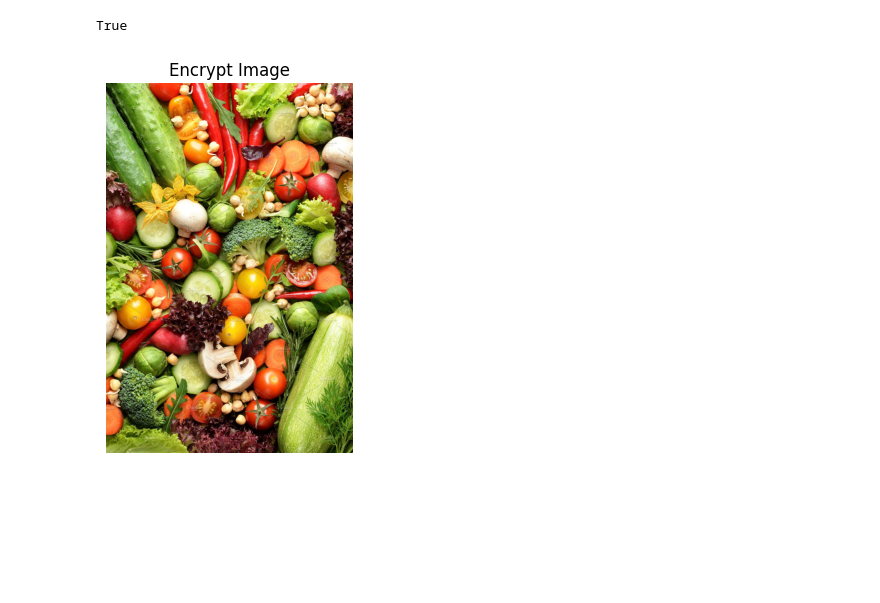
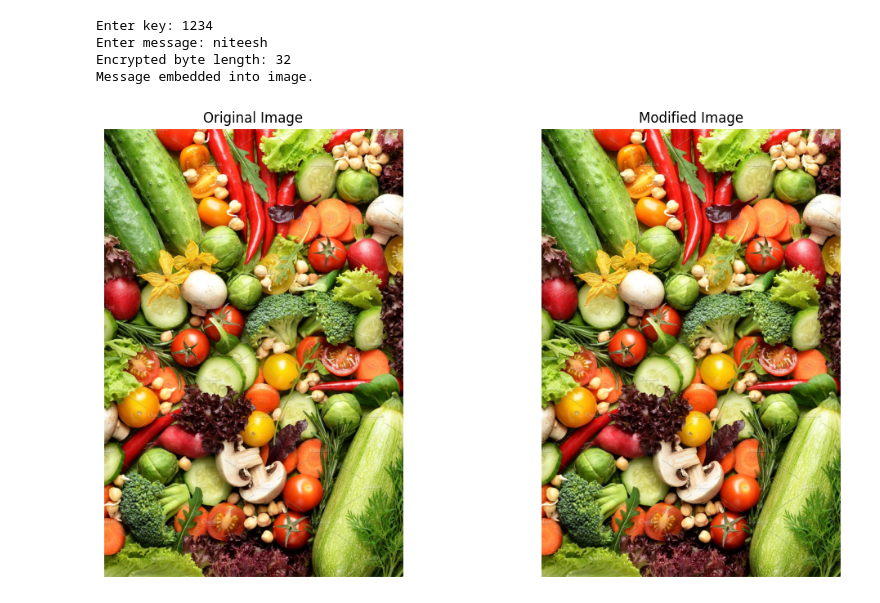
Before and after one commit to Ni30sh/Steganography_Hiding_Information_in_the_Image, a Jupyter notebook: Steganography_Hiding_Information_in_the_Image.ipynb, the cells around one changed output. Cells and saved outputs as stored; diff of their text form; code cells hidden in the pictures; blank space fills up the shorter version.

```diff
--- a/Steganography_Hiding_Information_in_the_Image.ipynb
+++ b/Steganography_Hiding_Information_in_the_Image.ipynb
@@ -9,0 +15,3 @@ from google.colab.patches import cv2_imshow
+# %%
+def key_generator(userkey):
+    return hashlib.sha256(userkey.encode()).digest()[:16]
@@ -10,3 +31,3 @@ from google.colab.patches import cv2_imshow
 # %%
-d= { chr(i): i for i in range (255)}
-c= {i:chr(i) for i in range (255)}
+d = {chr(i): i for i in range(256)}
+c = {i: chr(i) for i in range(256)}
@@ -67,13 +34,45 @@ Embedding 't' (ASCII 116) XOR '9' (ASCII 57) = 77 at pixel (5,1,2) [original=15]
-# %%
-cv2.imwrite('encrypted_image.jpg',x_enc)
-# %% [output]
-True
-# %%
-xrgb1 = cv2.cvtColor(x,cv2.COLOR_BGR2RGB)
-plt.imshow(xrgb1)
-plt.title('Encrypt Image')
-plt.axis('off')
-plt.show()
-# %% [output]
-[figure, removed]
+# %%
+image_path = "/content/vegitable.jpg"
+x = cv2.imread(image_path)
+original = x.copy()
+
+key = input("Enter key: ")
+text = input("Enter message: ")
+
+encrypted_bytes = encrypt_mesg(text, key)
+l = len(encrypted_bytes)
+print("Encrypted byte length:", l)
+
+# Embedding
+n = m = z = kl = 0
+for i in range(l):
+    x[n, m, z] = encrypted_bytes[i] ^ d[key[kl]]
+    n += 1
+    m += 1
+    m = (m + 1) % 3
+    z = (z + 1) % 3
+    kl = (kl + 1) % len(key)
+
+cv2.imwrite("encrypted.jpg", x)
+encoded = x.copy()
+print("Message embedded into image.")
+# %% [output]
+Enter key: 1234
+Enter message: niteesh
+Encrypted byte length: 32
+Message embedded into image.
+# %%
+fig, axs = plt.subplots(1, 2, figsize=(12, 6))
+axs[0].imshow(cv2.cvtColor(original, cv2.COLOR_BGR2RGB))
+axs[0].set_title("Original Image")
+axs[0].axis('off')
+
+axs[1].imshow(cv2.cvtColor(encoded, cv2.COLOR_BGR2RGB))
+axs[1].set_title("Modified Image")
+axs[1].axis('off')
+
+plt.tight_layout()
+plt.show()
+# %% [output]
+[figure, added]
 # %%
```
Also changed, not shown: parts of 10 cells of this notebook.
